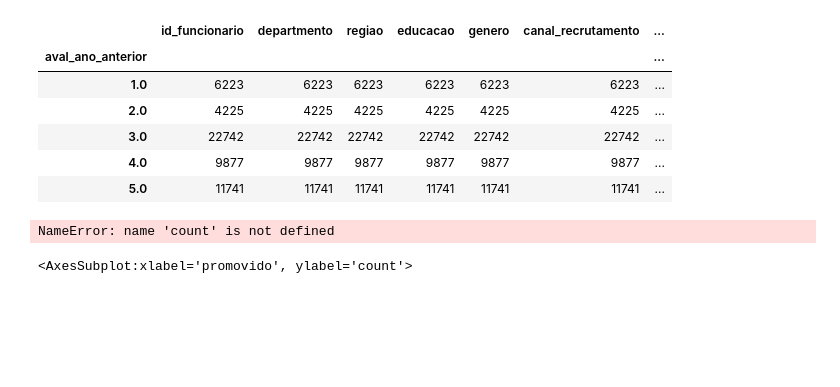
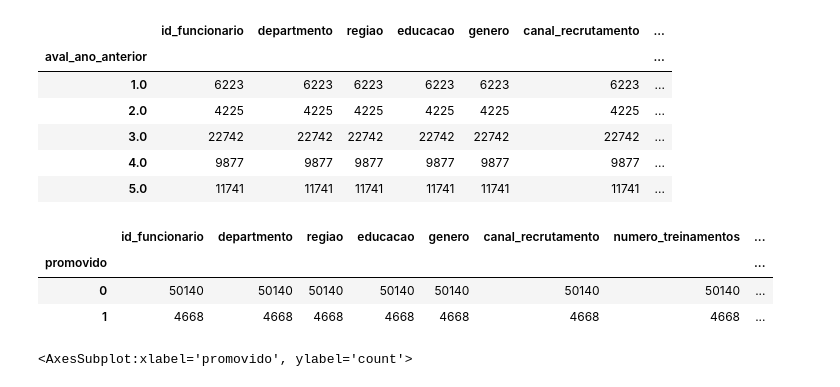
Before and after one commit to alexpaulo100/manipulacao-dados-powerBI-python, a Jupyter notebook: Mini_Projeto3.ipynb, the cells around one changed output. Cells and saved outputs as stored; diff of their text form; code cells hidden in the pictures; blank space fills up the shorter version.

```diff
--- a/Mini_Projeto3.ipynb
+++ b/Mini_Projeto3.ipynb
@@ -155,9 +155,12 @@ dadosRH.groupby(['aval_ano_anterior']).count()
 | 4.0 | 9877 | 9877 | 9877 | 9877 | 9877 | 9877 | ... |
 | 5.0 | 11741 | 11741 | 11741 | 11741 | 11741 | 11741 | ... |
 # %%
-dadosRH.groupby(['promovido']),count()
+dadosRH.groupby(['promovido']).count()
 # %% [output]
-NameError: name 'count' is not defined
+|  | id_funcionario | departmento | regiao | educacao | genero | canal_recrutamento | numero_treinamentos | ... |
+| promovido |  |  |  |  |  |  |  | ... |
+| 0 | 50140 | 50140 | 50140 | 50140 | 50140 | 50140 | 50140 | ... |
+| 1 | 4668 | 4668 | 4668 | 4668 | 4668 | 4668 | 4668 | ... |
 # %%
 sns.countplot(dadosRH['promovido'])
 # %% [output]
```
Also changed, not shown: parts of 5 cells of this notebook.
